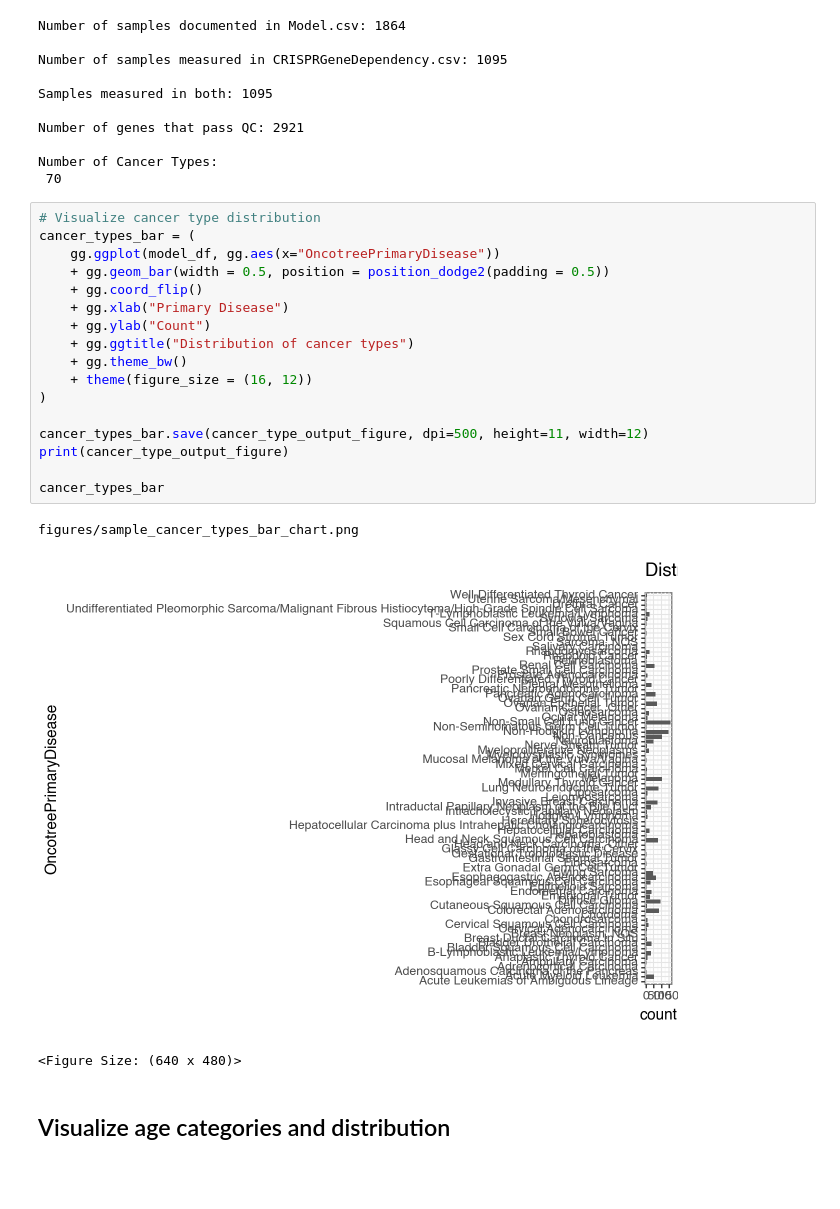
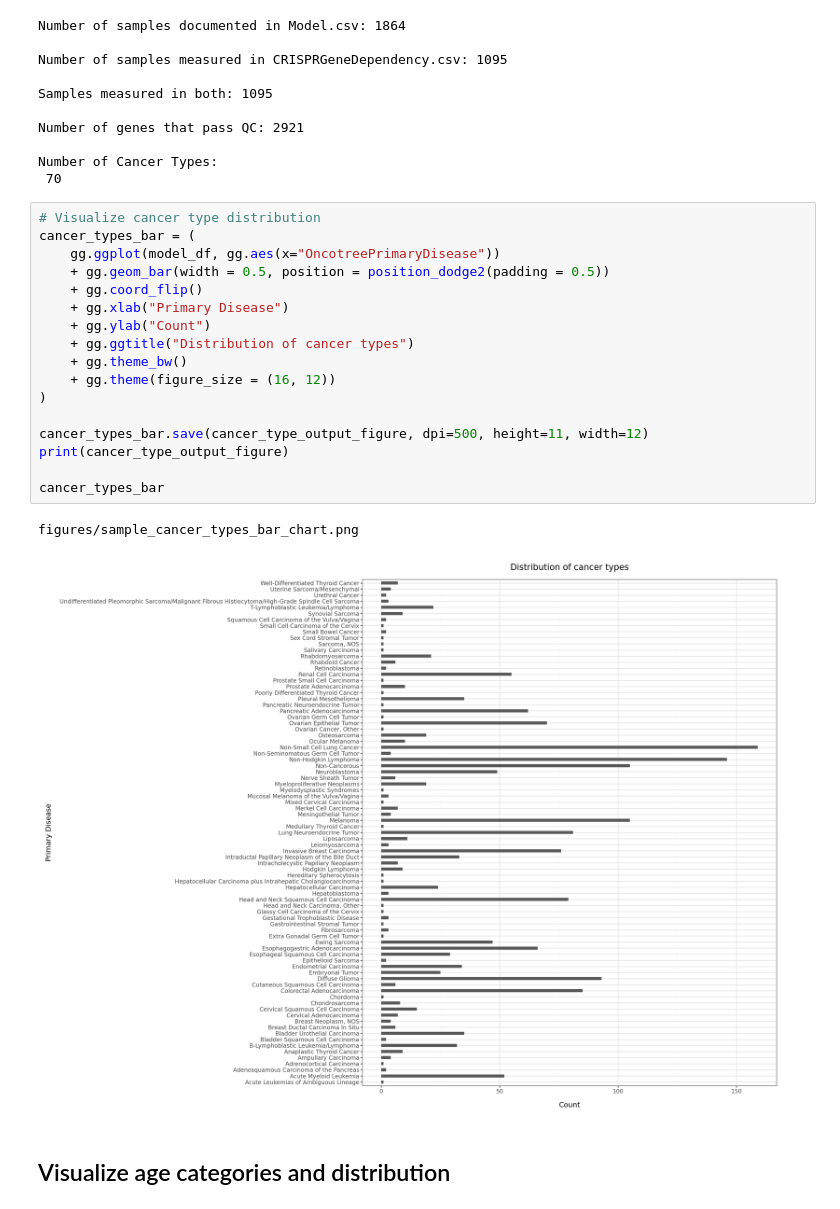
Before and after one commit to WayScience/gene_dependency_representations, a Jupyter notebook: 1.data-exploration/1.model_data_visualization.ipynb, the cells around one changed output. Saved outputs shown, nothing was run; the diff lists cells and outputs as text; blank space fills up the shorter version.

```diff
--- a/1.data-exploration/1.model_data_visualization.ipynb
+++ b/1.data-exploration/1.model_data_visualization.ipynb
@@ -118,24 +117,23 @@ Number of Cancer Types:
 # %%
 # Visualize cancer type distribution
 cancer_types_bar = (
     gg.ggplot(model_df, gg.aes(x="OncotreePrimaryDisease"))
     + gg.geom_bar(width = 0.5, position = position_dodge2(padding = 0.5))
     + gg.coord_flip()
     + gg.xlab("Primary Disease")
     + gg.ylab("Count")
     + gg.ggtitle("Distribution of cancer types")
     + gg.theme_bw()
-    + theme(figure_size = (16, 12))
+    + gg.theme(figure_size = (16, 12))
 )
 
 cancer_types_bar.save(cancer_type_output_figure, dpi=500, height=11, width=12)
 print(cancer_type_output_figure)
 
 cancer_types_bar
 # %% [output]
 figures/sample_cancer_types_bar_chart.png
-[figure, old version]
+[figure, new version]
-<Figure Size: (640 x 480)>
 # %% [markdown]
 ## Visualize age categories and distribution
 # %%
```
Also changed, not shown: parts of 6 cells of this notebook.
